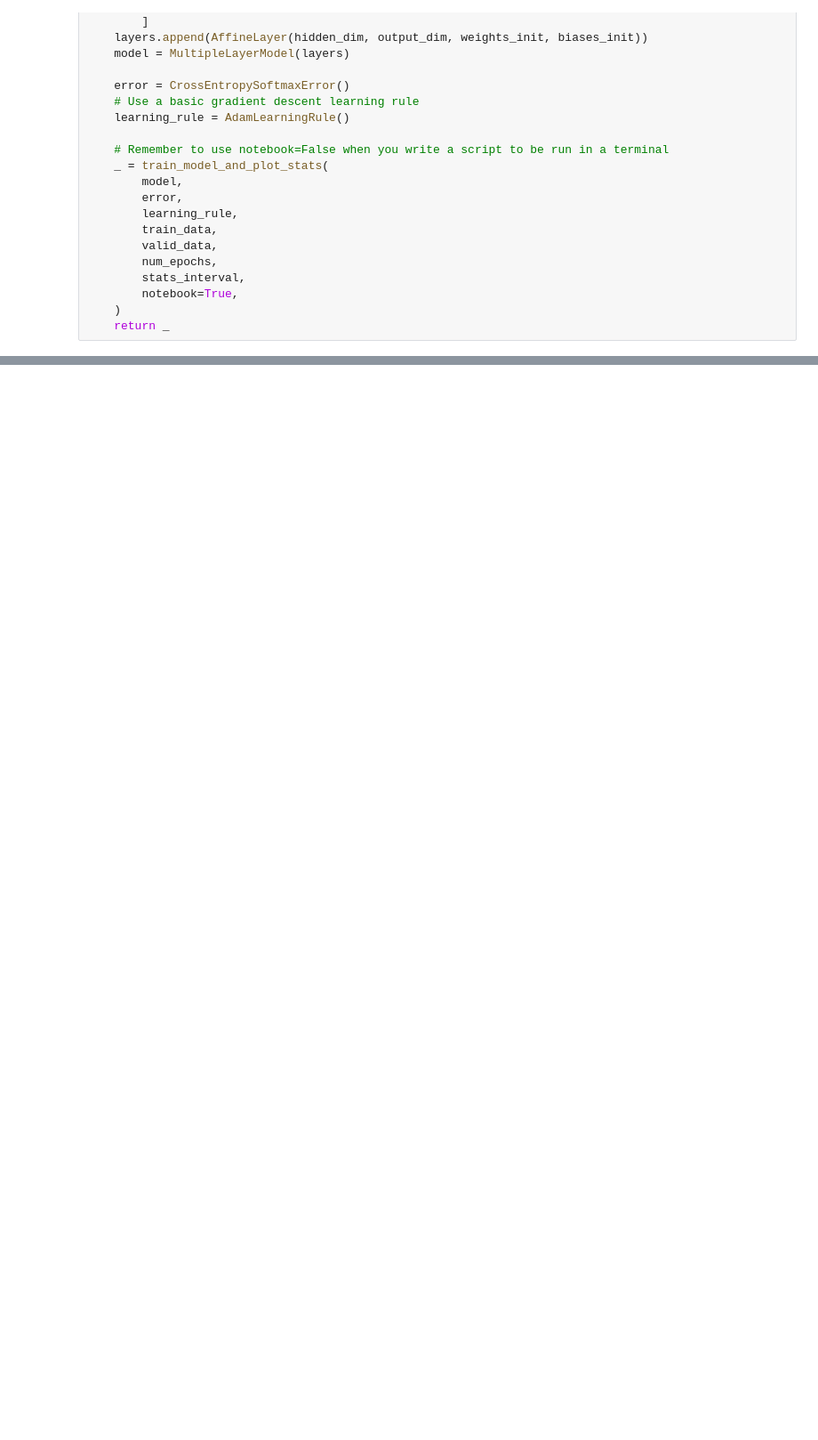
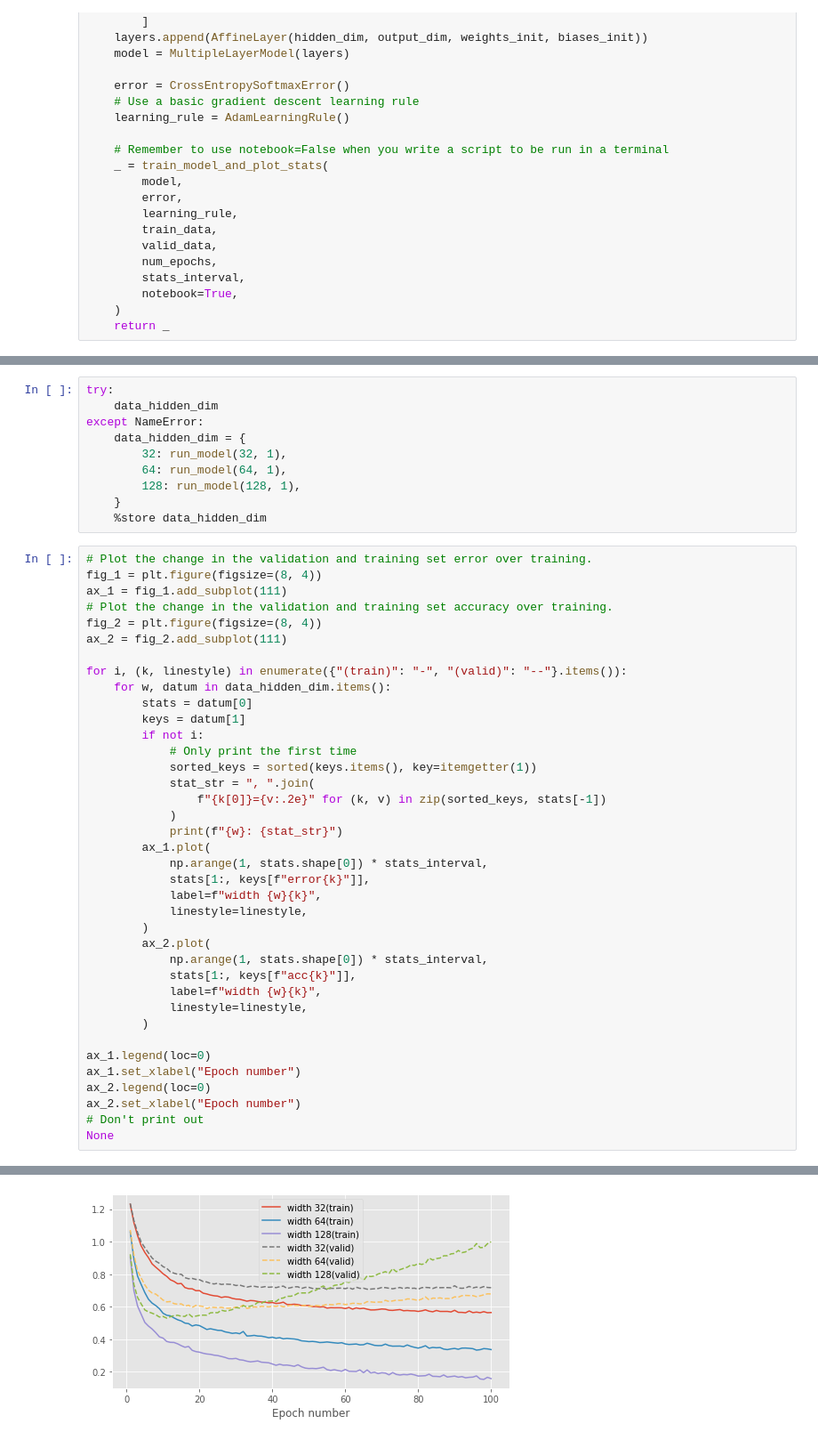
Before and after one commit to Mushinako/mlpractical, a Jupyter notebook: notebooks/Coursework_1.ipynb, the cells around one changed output, grey strips where cells are left out. Shown at 89% size. Saved outputs shown, nothing was run; the diff lists cells and outputs as text; blank space fills up the shorter version.

```diff
--- a/notebooks/Coursework_1.ipynb
+++ b/notebooks/Coursework_1.ipynb
@@ -176,0 +170,49 @@ Epoch 12: 4.4s to complete
+# %%
+try:
+    data_hidden_dim
+except NameError:
+    data_hidden_dim = {
+        32: run_model(32, 1),
+        64: run_model(64, 1),
+        128: run_model(128, 1),
+    }
+    %store data_hidden_dim
+# %%
+# Plot the change in the validation and training set error over training.
+fig_1 = plt.figure(figsize=(8, 4))
+ax_1 = fig_1.add_subplot(111)
+# Plot the change in the validation and training set accuracy over training.
+fig_2 = plt.figure(figsize=(8, 4))
+ax_2 = fig_2.add_subplot(111)
+
+for i, (k, linestyle) in enumerate({"(train)": "-", "(valid)": "--"}.items()):
+    for w, datum in data_hidden_dim.items():
+        stats = datum[0]
+        keys = datum[1]
+        if not i:
+            # Only print the first time
+            sorted_keys = sorted(keys.items(), key=itemgetter(1))
+            stat_str = ", ".join(
+                f"{k[0]}={v:.2e}" for (k, v) in zip(sorted_keys, stats[-1])
+            )
+            print(f"{w}: {stat_str}")
+        ax_1.plot(
+            np.arange(1, stats.shape[0]) * stats_interval,
+            stats[1:, keys[f"error{k}"]],
+            label=f"width {w}{k}",
+            linestyle=linestyle,
+        )
+        ax_2.plot(
+            np.arange(1, stats.shape[0]) * stats_interval,
+            stats[1:, keys[f"acc{k}"]],
+            label=f"width {w}{k}",
+            linestyle=linestyle,
+        )
+
+ax_1.legend(loc=0)
+ax_1.set_xlabel("Epoch number")
+ax_2.legend(loc=0)
+ax_2.set_xlabel("Epoch number")
+# Don't print out
+None
+# %% [output]
@@ -176,0 +222 @@ Epoch 12: 4.4s to complete
+[figure, added]
```
Also changed, not shown: parts of 4 cells of this notebook, 5 other files.
